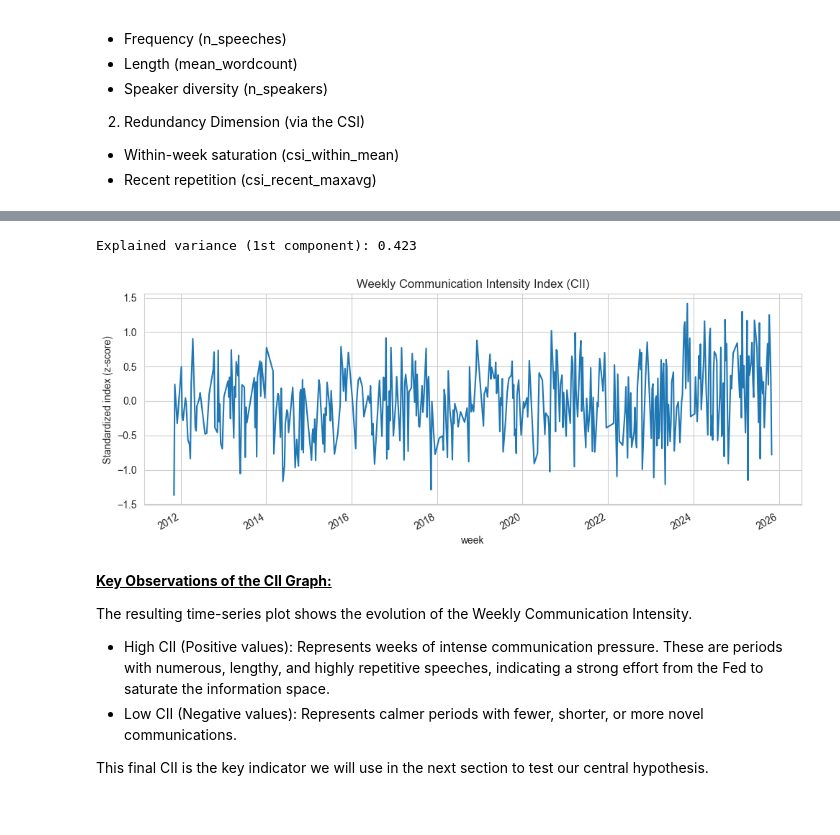
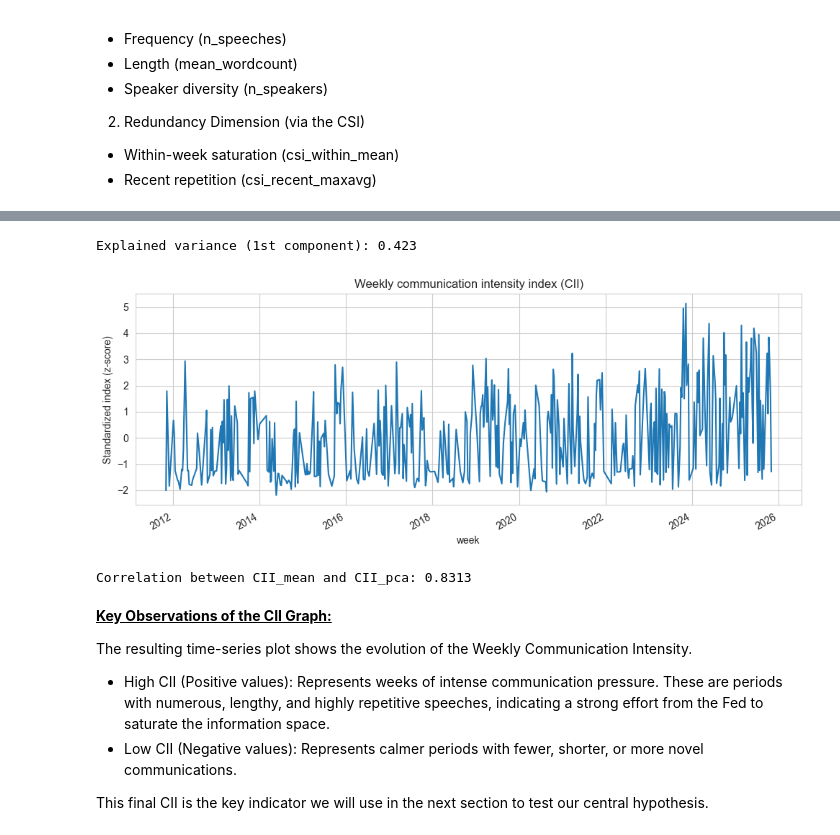
Before and after one commit to nonnen96/fed-communication-saturation, a Jupyter notebook: work_new_version .ipynb, the cells around one changed output, grey strips where cells are left out. Drawn from its saved outputs; the diff is of its cells as text; code cells hidden in the pictures.

```diff
--- a/work_new_version .ipynb
+++ b/work_new_version .ipynb
@@ -1032,15 +1027,15 @@ Device set to use mps:0
 try:
     finbert_pipeline
 except NameError:
-    print("Initialisation du pipeline FinBERT...")
+    print("Initializing FinBERT pipeline...")
     finbert_pipeline = pipeline("sentiment-analysis",
                                 model="yiyanghkust/finbert-tone",
                                 tokenizer="yiyanghkust/finbert-tone")
 
-print("Début de l'analyse de sentiment (cela peut prendre du temps)...")
+print("Starting sentiment analysis (this may take some time)...")
 if not speeches.empty:
     speeches["sentiment"] = speeches["text"].apply(lambda x: finbert_pipeline(x[:512])[0]['label'])
-    print("Analyse de sentiment terminée.")
+    print("Sentiment analysis completed.")
 
     sentiment_mapping = {'Positive': 1, 'Neutral': 0, 'Negative': -1}
     speeches['tone_score'] = speeches['sentiment'].map(sentiment_mapping)
@@ -1048,14 +1043,14 @@ if not speeches.empty:
     output_filename = "speeches_with_nlp.csv"
     speeches.to_csv(output_filename, index=False, encoding='utf-8')
 
-    print(f"\nDataFrame enrichi sauvegardé avec succès dans '{output_filename}'.")
-    print("\nAperçu des nouvelles colonnes :")
+    print(f"\nEnriched DataFrame successfully saved to '{output_filename}'.")
+    print("\nPreview of new columns:")
     display(speeches[['date', 'speaker', 'sentiment', 'tone_score']].head())
 
     sentiment_by_year = pd.crosstab(speeches["year"], speeches["sentiment"], normalize="index")
-    sentiment_by_year.plot(kind="bar", stacked=True, figsize=(10, 5), title="Distribution du Sentiment par Année")
+    sentiment_by_year.plot(kind="bar", stacked=True, figsize=(10, 5), title="Sentiment distribution by year")
     plt.ylabel("Proportion")
     plt.show()
 else:
-    print("Le DataFrame 'speeches' est vide. Veuillez exécuter les cellules de chargement de données au préalable.")
+    print("The 'speeches' DataFrame is empty. Please run the data loading cells first.")
 # %% [output]
@@ -1297,7 +1291,7 @@ except Exception:
     print("CSI file not found; you can rerun Part 3 if needed")
     csi_panel = pd.DataFrame(columns=["csi_within_mean","csi_recent_maxavg"])
 # %%
-# Fusion propre
+# Clean merge
 cii_base = (
     panel_weekly
     .join(nlp_weekly[["tone_score_w"]], how="left")
@@ -1307,47 +1301,52 @@ cii_base = (
 
 cii_base['tone_intensity'] = cii_base['tone_score_w'].abs()
 
-# Sélection des composantes du CII
+# Select CII components
 features = [
-    "n_speeches", "mean_wordcount", "n_speakers",      # Quantitatif
-    "csi_within_mean", "csi_recent_maxavg",            # Redondance
+    "n_speeches", "mean_wordcount", "n_speakers",      # Quantitative
+    "csi_within_mean", "csi_recent_maxavg",            # Redundancy
     "tone_intensity"                                   # Tonal
 ]
 
 cii = cii_base[features].copy()
 
-# Standardisation (z-scores)
+# Standardization (z-scores)
 scaler = StandardScaler()
 cii_z = pd.DataFrame(
     scaler.fit_transform(cii),
     index=cii.index,
     columns=[f"{c}_z" for c in cii.columns]
 )
 
-# Agrégation simple (CII global)
-cii_z["CII"] = cii_z.mean(axis=1)
+# Simple aggregation (overall CII)
+cii_z["CII_mean"] = cii_z.mean(axis=1)
 
-# Option : pondération par PCA (plus robuste)
+# Wweighting via PCA
 try:
     from sklearn.decomposition import PCA
     pca = PCA(n_components=1)
     cii_z["CII_pca"] = pca.fit_transform(cii_z[cii_z.columns[:-1]])
     print("Explained variance (1st component):", round(pca.explained_variance_ratio_[0],3))
 except Exception as e:
     print("PCA not available, fallback to simple mean:", e)
 
-# Visualisation
+# Visualization
 plt.figure(figsize=(10,4))
-cii_z["CII"].plot(title="Weekly Communication Intensity Index (CII)")
+cii_z["CII_pca"].plot(title="Weekly communication intensity index (CII)")
 plt.ylabel("Standardized index (z-score)")
 plt.tight_layout()
 plt.show()
 
-# Export pour Partie 5
+#
+correlation = cii_z['CII_mean'].corr(cii_z['CII_pca'])
+print(f"Correlation between CII_mean and CII_pca: {correlation:.4f}")
+
+# Export for Part 5
 cii_z.to_csv("cii_weekly.csv")
 # %% [output]
 Explained variance (1st component): 0.423
-[figure, old version]
+[figure, new version]
+Correlation between CII_mean and CII_pca: 0.8313
 # %% [markdown]
 <u><strong>Key Observations of the CII Graph:</strong></u>
 
```
Also changed, not shown: parts of 73 cells of this notebook.
